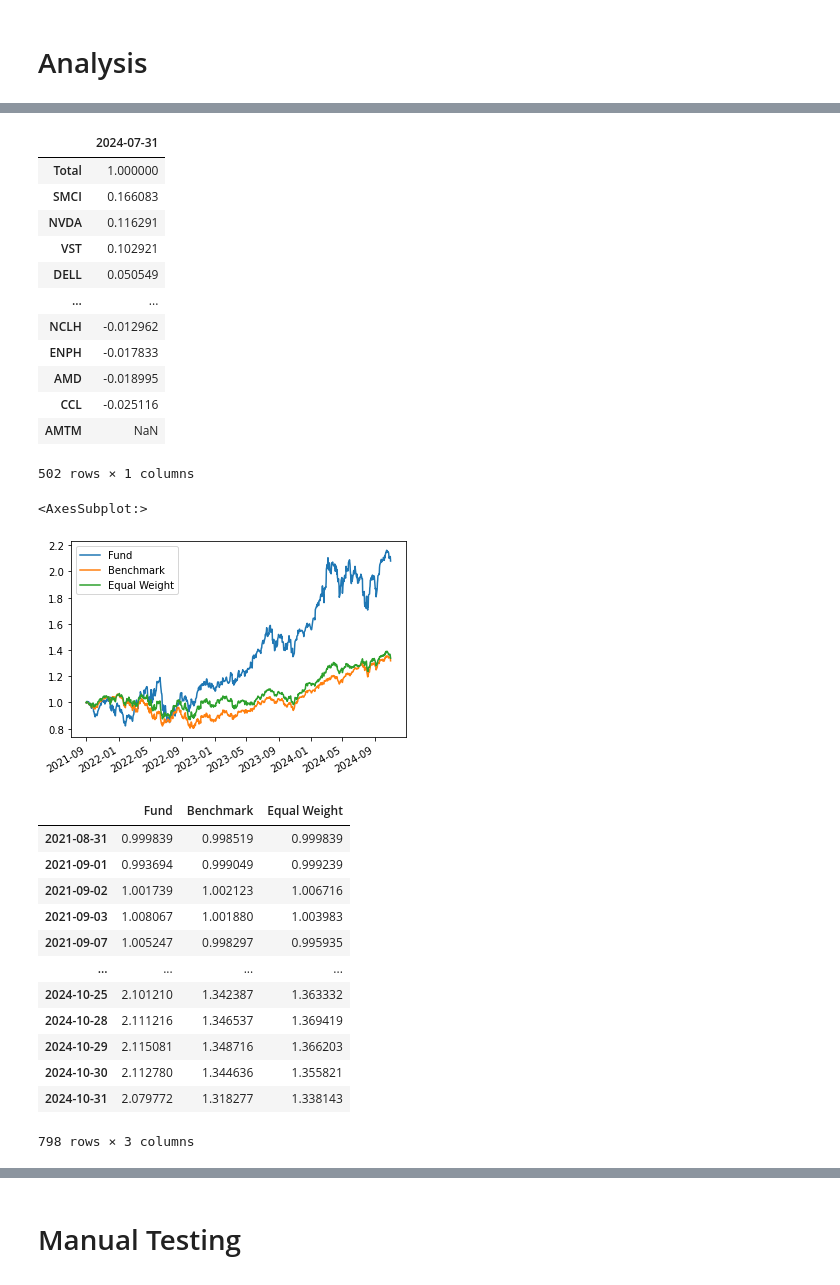
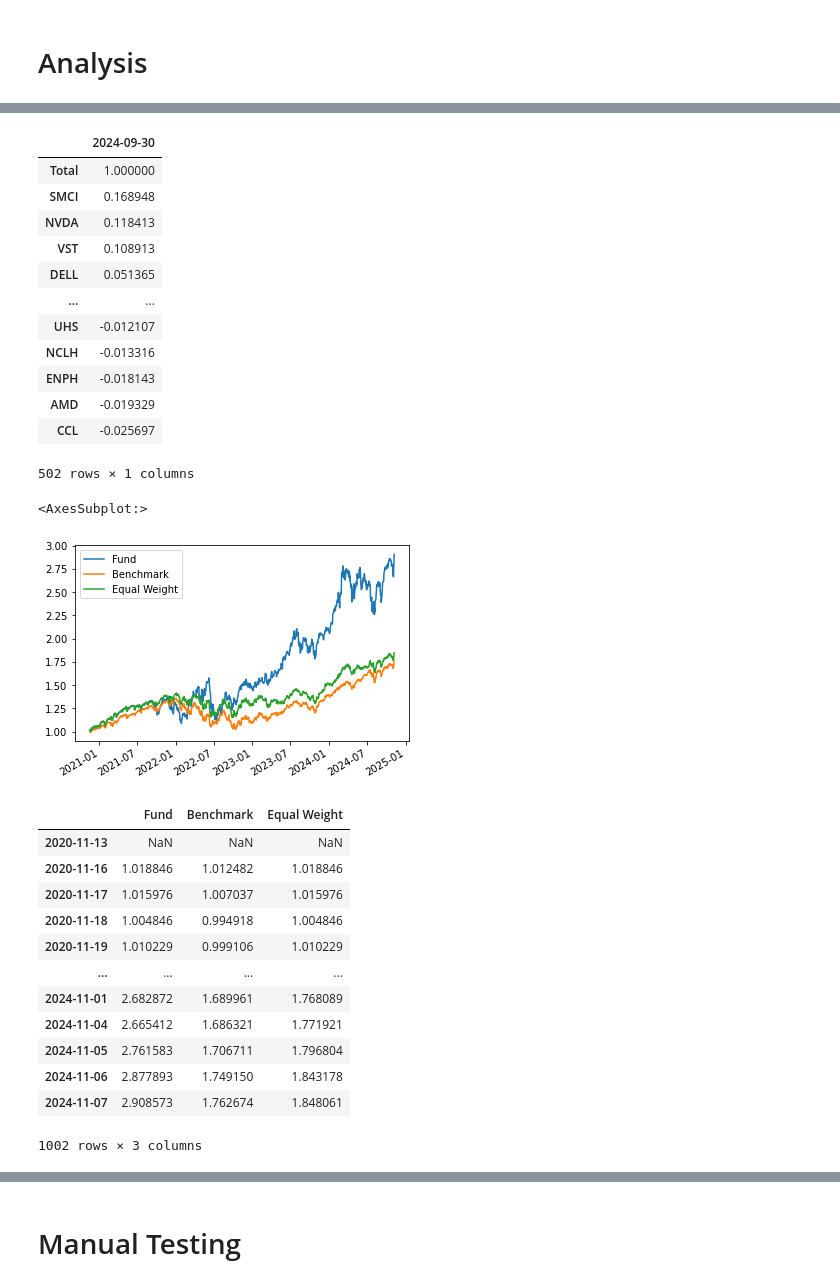
Before and after one commit to niroojane/Equity-Analysis, a Jupyter notebook: S&P500 Analysis.ipynb, the cells around one changed output, grey strips where cells are left out. Saved outputs shown, nothing was run; the diff lists cells and outputs as text; code cells hidden in the pictures.

```diff
--- a/S&P500 Analysis.ipynb
+++ b/S&P500 Analysis.ipynb
@@ -109,6 +109,10 @@ def get_portfolios(mrat_weights,dates_end,dataframe,weight_dict,
         investment_amount=temp.iloc[-1].sum()
 
 
+    temp=dataframe.loc[dates_end[-2]:]*shares
+    portfolio[dates_end[-1]]=temp
+
+
     return portfolio,tracking
 # %%
 def get_pnl(portfolios):
@@ -195,16 +199,16 @@ pnl_amount=pd.DataFrame(pnl.iloc[-1].sort_values(ascending=False))
 # %%
 pnl_contrib
 # %% [output]
-|  | 2024-07-31 |
+|  | 2024-09-30 |
 | Total | 1.000000 |
-| SMCI | 0.166083 |
-| NVDA | 0.116291 |
-| VST | 0.102921 |
-| DELL | 0.050549 |
+| SMCI | 0.168948 |
+| NVDA | 0.118413 |
+| VST | 0.108913 |
+| DELL | 0.051365 |
 | ... | ... |
-| NCLH | -0.012962 |
-| ENPH | -0.017833 |
-| AMD | -0.018995 |
-| CCL | -0.025116 |
-| AMTM | NaN |
+| UHS | -0.012107 |
+| NCLH | -0.013316 |
+| ENPH | -0.018143 |
+| AMD | -0.019329 |
+| CCL | -0.025697 |
 502 rows × 1 columns
@@ -216,30 +220,30 @@ for key in portfolio.keys():
 # %%
 performance['Fund']=historical_portfolio.sum(axis=1)
 performance['Benchmark']=sp500
 performance['Equal Weight']=equal_weight.sum(axis=1)
 performance_pct=performance.copy()
 performance_pct=performance_pct.pct_change()
 
-(1+performance_pct.loc[dates_end[1]:dates_end[-2]]).cumprod().plot()
+(1+performance_pct.iloc[:-2]).cumprod().plot()
 # %% [output]
 <AxesSubplot:>
-[figure, old version]
+[figure, new version]
 # %%
-(1+performance_pct.loc[dates_end[1]:dates_end[-2]]).cumprod()
+(1+performance_pct.iloc[:-2]).cumprod()
 # %% [output]
 |  | Fund | Benchmark | Equal Weight |
-| 2021-08-31 | 0.999839 | 0.998519 | 0.999839 |
-| 2021-09-01 | 0.993694 | 0.999049 | 0.999239 |
-| 2021-09-02 | 1.001739 | 1.002123 | 1.006716 |
-| 2021-09-03 | 1.008067 | 1.001880 | 1.003983 |
-| 2021-09-07 | 1.005247 | 0.998297 | 0.995935 |
+| 2020-11-13 | NaN | NaN | NaN |
+| 2020-11-16 | 1.018846 | 1.012482 | 1.018846 |
+| 2020-11-17 | 1.015976 | 1.007037 | 1.015976 |
+| 2020-11-18 | 1.004846 | 0.994918 | 1.004846 |
+| 2020-11-19 | 1.010229 | 0.999106 | 1.010229 |
 | ... | ... | ... | ... |
-| 2024-10-25 | 2.101210 | 1.342387 | 1.363332 |
-| 2024-10-28 | 2.111216 | 1.346537 | 1.369419 |
-| 2024-10-29 | 2.115081 | 1.348716 | 1.366203 |
-| 2024-10-30 | 2.112780 | 1.344636 | 1.355821 |
-| 2024-10-31 | 2.079772 | 1.318277 | 1.338143 |
+| 2024-11-01 | 2.682872 | 1.689961 | 1.768089 |
+| 2024-11-04 | 2.665412 | 1.686321 | 1.771921 |
+| 2024-11-05 | 2.761583 | 1.706711 | 1.796804 |
+| 2024-11-06 | 2.877893 | 1.749150 | 1.843178 |
+| 2024-11-07 | 2.908573 | 1.762674 | 1.848061 |
-798 rows × 3 columns
+1002 rows × 3 columns
 # %%
 metrics={}
 metrics['Tracking Error']=(performance_pct['Fund']-performance_pct['Benchmark']).std()*np.sqrt(252)
```
Also changed, not shown: parts of 8 cells of this notebook.
